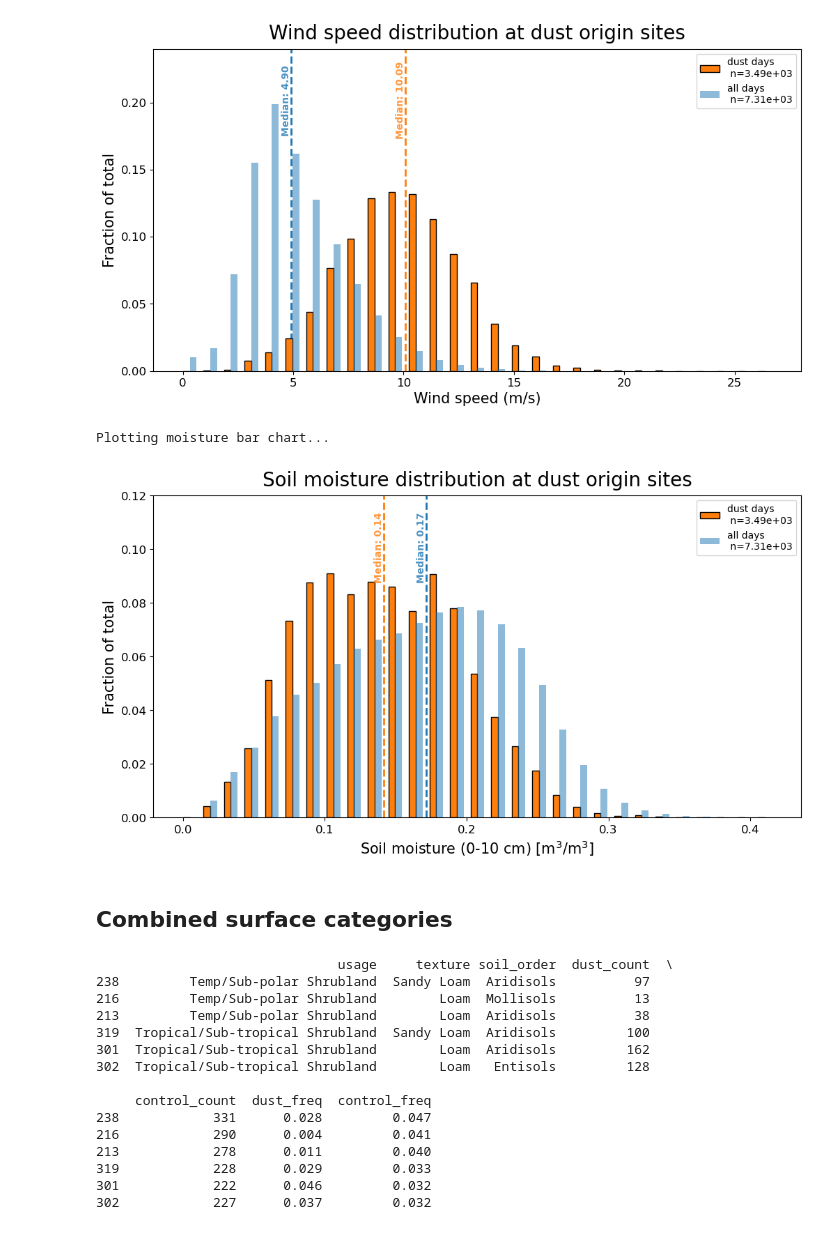
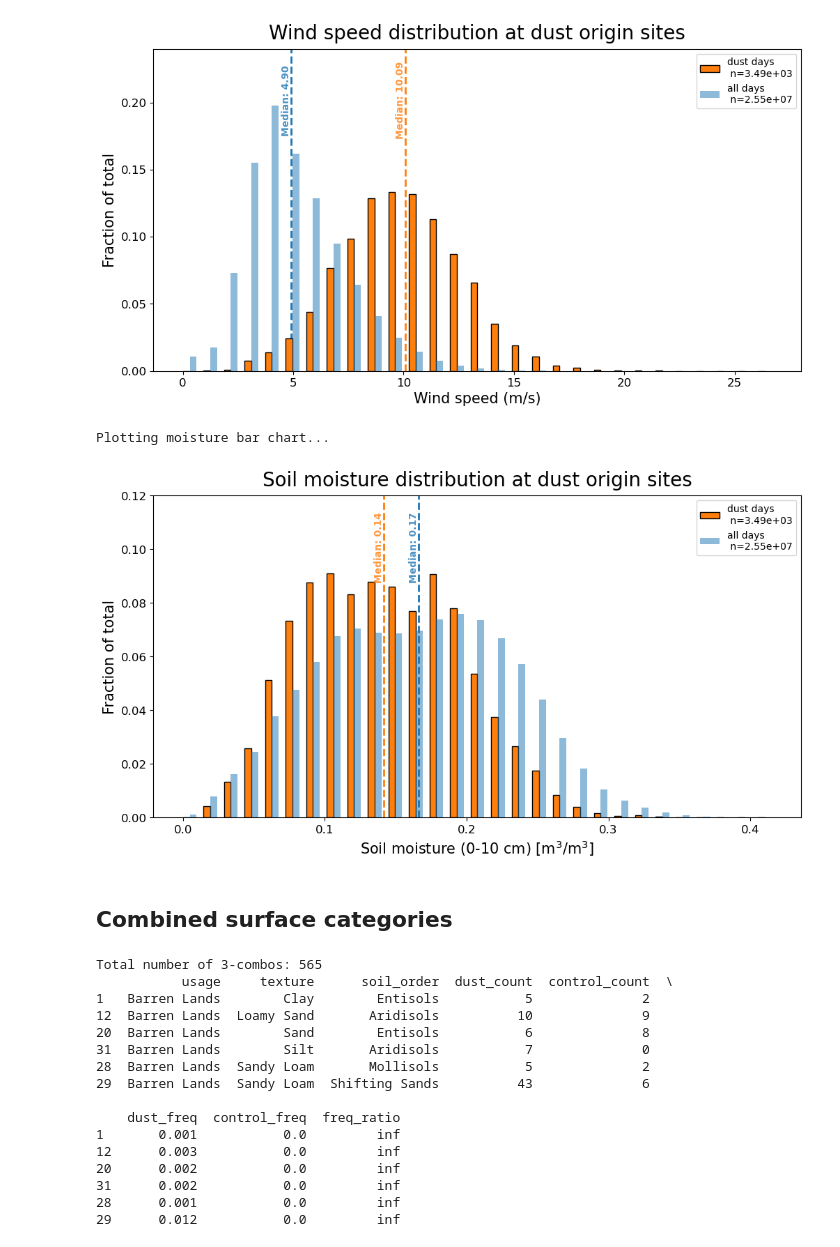
Before and after one commit to jesseturner/WLDAS_Analysis, a Jupyter notebook: ANALYSIS_bar_charts.ipynb, the cells around one changed output. Cells and saved outputs as stored; diff of their text form; code cells hidden in the pictures.

Commit message:
Running the control grid again with high resolution

```diff
--- a/ANALYSIS_bar_charts.ipynb
+++ b/ANALYSIS_bar_charts.ipynb
@@ -8,5 +8,5 @@ import numpy as np
 import xarray as xr
 # %%
 dust_df = pd.read_csv("DATA/processed/3_dust_points_vars_2026-05-15.csv")
-control_ds = xr.open_dataset("DATA/processed/4_control_grid_2026-05-06.nc")
-control_ds_dust_sites = xr.open_dataset("DATA/processed/5_control_grid_dust_sites_2026-05-07.nc")
+control_ds = xr.open_dataset("DATA/processed/4_control_grid_2026-05-15.nc")
+control_ds_dust_sites = xr.open_dataset("DATA/processed/5_control_grid_dust_sites_2026-05-15.nc")
@@ -180,35 +165,35 @@ fig, ax_bar = plt.subplots(figsize=(12, 6))
 
 plt.bar(bins[:-1], density_dust_days,
         width=width,
         align='edge',
         color="tab:orange",
         edgecolor="black",
         linewidth=1,
         label=f"dust days \n n={len(dust_df["moisture"]) :.2e}",)
 plt.bar(bins[:-1] + width, density_all_days,
         width=width,
         align='edge',
         color="tab:blue",
-        label=f"all days \n n={len(control_ds["SoilMoi00_10cm_tavg"]) :.2e}",
+        label=f"all days \n n={len(dust_df)*len(control_ds["SoilMoi00_10cm_tavg"]) :.2e}",
         alpha=0.5)
 
 median_dust = dust_df["moisture"].median(skipna=True)
 median_control = control_ds_dust_sites["SoilMoi00_10cm_tavg"].median(skipna=True)
 add_medians_to_plot(ax_bar, median_dust, median_control)
 
 ax_bar.tick_params(labelsize=12)
 ax_bar.set_ylim(0,0.12)
 ax_bar.set_ylabel("Fraction of total", fontsize=15)
 ax_bar.set_xlabel("Soil moisture (0-10 cm) [m$^3$/m$^3$]", fontsize=15)
 ax_bar.set_title("Soil moisture distribution at dust origin sites", fontsize=20, pad=10)
 
 ax_bar.legend()
 plt.savefig(f"plots/2_soil_moisture_0_bar_chart.png",
             dpi=300, bbox_inches='tight')
 plt.show()
 # %% [output]
 Plotting moisture bar chart...
-[figure, old version]
+[figure, new version]
 # %% [markdown]
 ## Combined surface categories
 # %%
@@ -295,23 +280,27 @@ control_df = control_df.rename(columns={
     'soil_texture': 'texture'
 })
 combo_three = combined_freq(col_list, dust_df, control_df)
-print(combo_three.sort_values('control_freq', ascending=False)[:6])
+combo_three['freq_ratio'] = combo_three['dust_freq']/combo_three['control_freq']
+
+print(f"Total number of 3-combos: {len(combo_three)}")
+print(combo_three.sort_values('freq_ratio', ascending=False)[:6])
 # %% [output]
-                               usage     texture soil_order  dust_count  \
-238         Temp/Sub-polar Shrubland  Sandy Loam  Aridisols          97
-216         Temp/Sub-polar Shrubland        Loam  Mollisols          13
-213         Temp/Sub-polar Shrubland        Loam  Aridisols          38
-319  Tropical/Sub-tropical Shrubland  Sandy Loam  Aridisols         100
-301  Tropical/Sub-tropical Shrubland        Loam  Aridisols         162
-302  Tropical/Sub-tropical Shrubland        Loam   Entisols         128
+Total number of 3-combos: 565
+           usage     texture      soil_order  dust_count  control_count  \
+1   Barren Lands        Clay        Entisols           5              2
+12  Barren Lands  Loamy Sand       Aridisols          10              9
+20  Barren Lands        Sand        Entisols           6              8
+31  Barren Lands        Silt       Aridisols           7              0
+28  Barren Lands  Sandy Loam       Mollisols           5              2
+29  Barren Lands  Sandy Loam  Shifting Sands          43              6
 
-     control_count  dust_freq  control_freq
-238            331      0.028         0.047
-216            290      0.004         0.041
-213            278      0.011         0.040
-319            228      0.029         0.033
-301            222      0.046         0.032
-302            227      0.037         0.032
+    dust_freq  control_freq  freq_ratio
+1       0.001           0.0         inf
+12      0.003           0.0         inf
+20      0.002           0.0         inf
+31      0.002           0.0         inf
+28      0.001           0.0         inf
+29      0.012           0.0         inf
 # %%
 from matplotlib.patches import Rectangle
 
```
Also changed, not shown: parts of 4 cells of this notebook, 3 other files.
